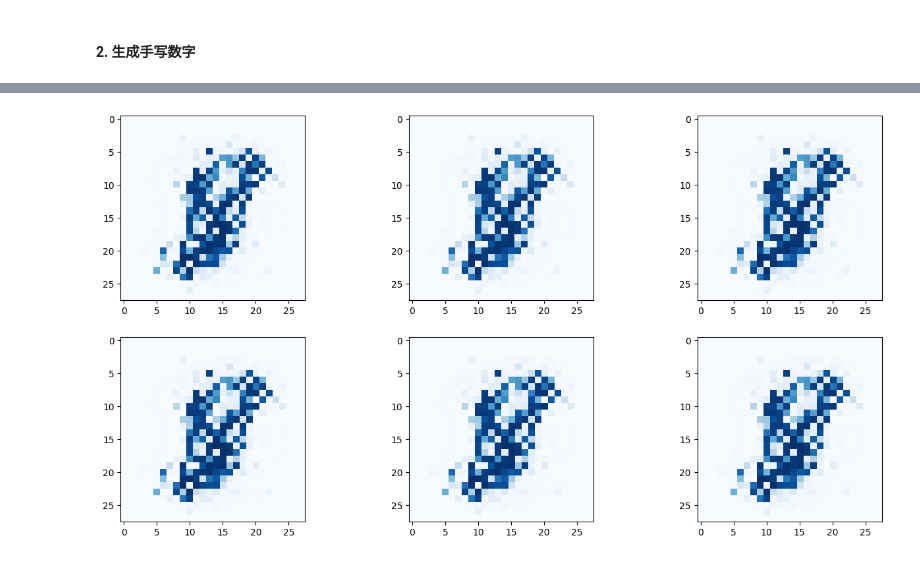
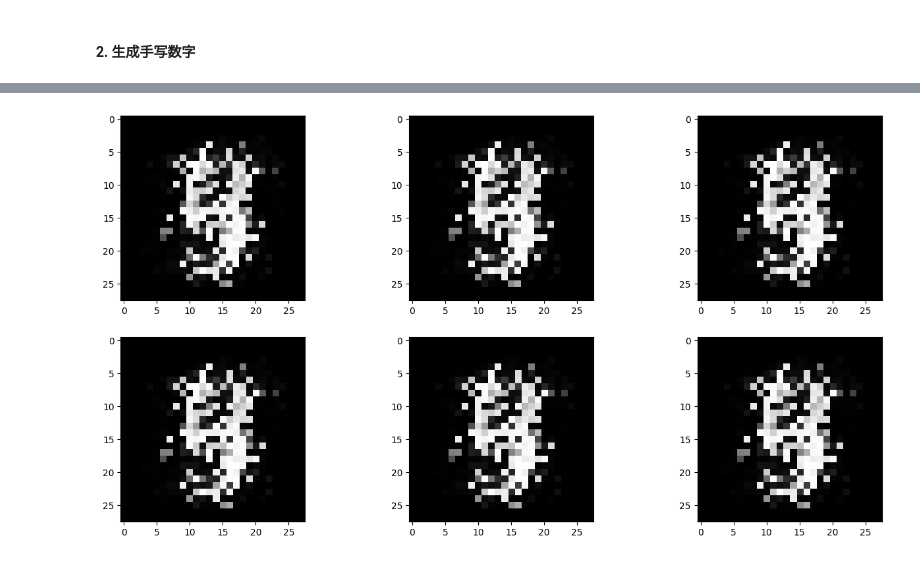
Before and after one commit to Tanghao755/PyTorch_Generative_Adversarial_Network, a Jupyter notebook: Pytorch_GAN.ipynb, the cells around one changed output, grey strips where cells are left out. Cells and saved outputs as stored; diff of their text form; code cells hidden in the pictures.

```diff
--- a/Pytorch_GAN.ipynb
+++ b/Pytorch_GAN.ipynb
@@ -533,13 +514,12 @@ G.plot_progress()
 # %%
 # 在3列2行的网格中生成图像
 f, axarr = plt.subplots(2,3, figsize=(16,8))
 for i in range(2):
     for j in range(3):
         output = G.forward(generate_random(1))
         img = output.detach().numpy().reshape(28,28)
-        axarr[i,j].imshow(img, interpolation='none',
-        cmap='Blues')
+        axarr[i,j].imshow(img, interpolation='none', cmap='gray')
         pass
     pass
 # %% [output]
-[figure, old version]
+[figure, new version]
```
Also changed, not shown: parts of 32 cells of this notebook.
